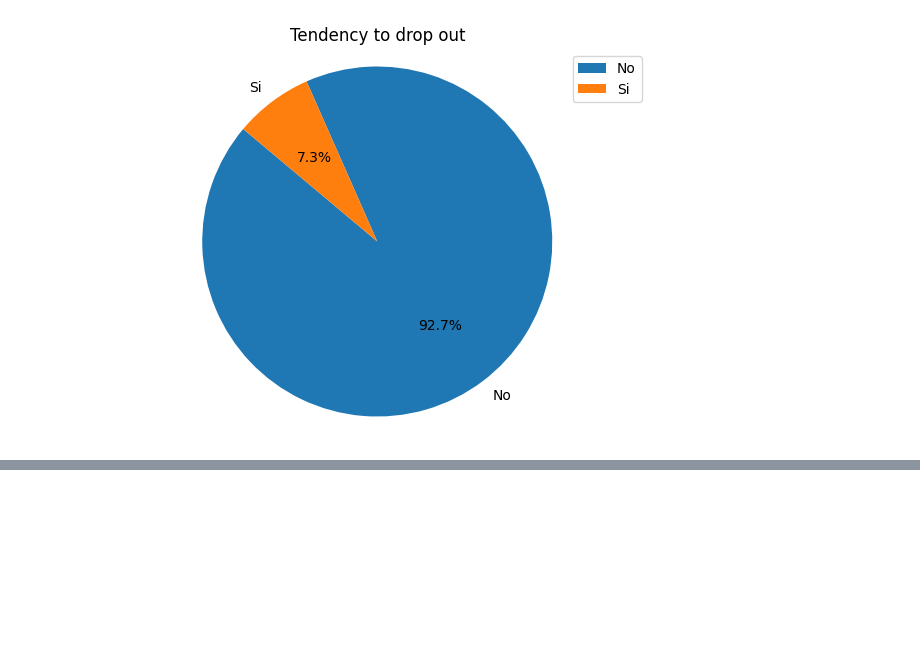
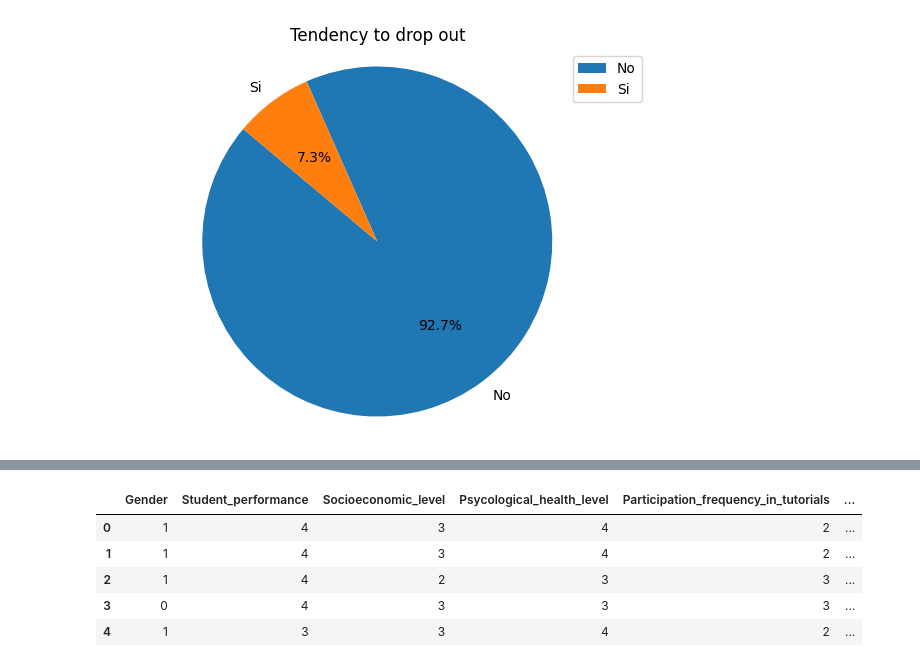
Before and after one commit to JohanPaolo/LogisticRegressionModel, a Jupyter notebook: Modelo regresión logística - Deserción estudiantil.ipynb, the cells around one changed output, grey strips where cells are left out. Cells and saved outputs as stored; diff of their text form; code cells hidden in the pictures; blank space fills up the shorter version.

```diff
--- a/Modelo regresión logística - Deserción estudiantil.ipynb
+++ b/Modelo regresión logística - Deserción estudiantil.ipynb
@@ -105,0 +166,14 @@ plt.show()
+# %%
+# Define replace for gender
+replace_mapping = {'Masculino': 1, 'Femenino': 0}
+
+df['Gender'] = df['Gender'].replace(replace_mapping)
+
+df.head()
+# %% [output]
+|  | Gender | Student_performance | Socioeconomic_level | Psycological_health_level | Participation_frequency_in_tutorials | ... |
+| 0 | 1 | 4 | 3 | 4 | 2 | ... |
+| 1 | 1 | 4 | 3 | 4 | 2 | ... |
+| 2 | 1 | 4 | 2 | 3 | 3 | ... |
+| 3 | 0 | 4 | 3 | 3 | 3 | ... |
+| 4 | 1 | 3 | 3 | 4 | 2 | ... |
```
Also changed, not shown: parts of 4 cells of this notebook.
